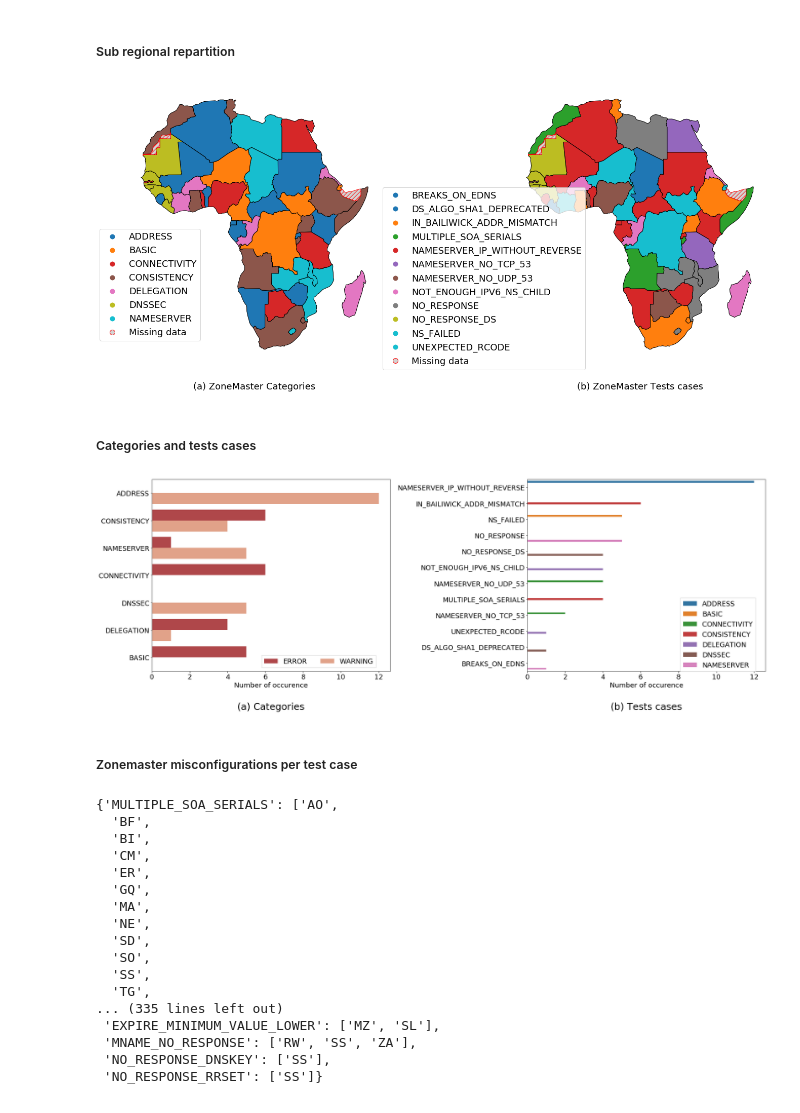
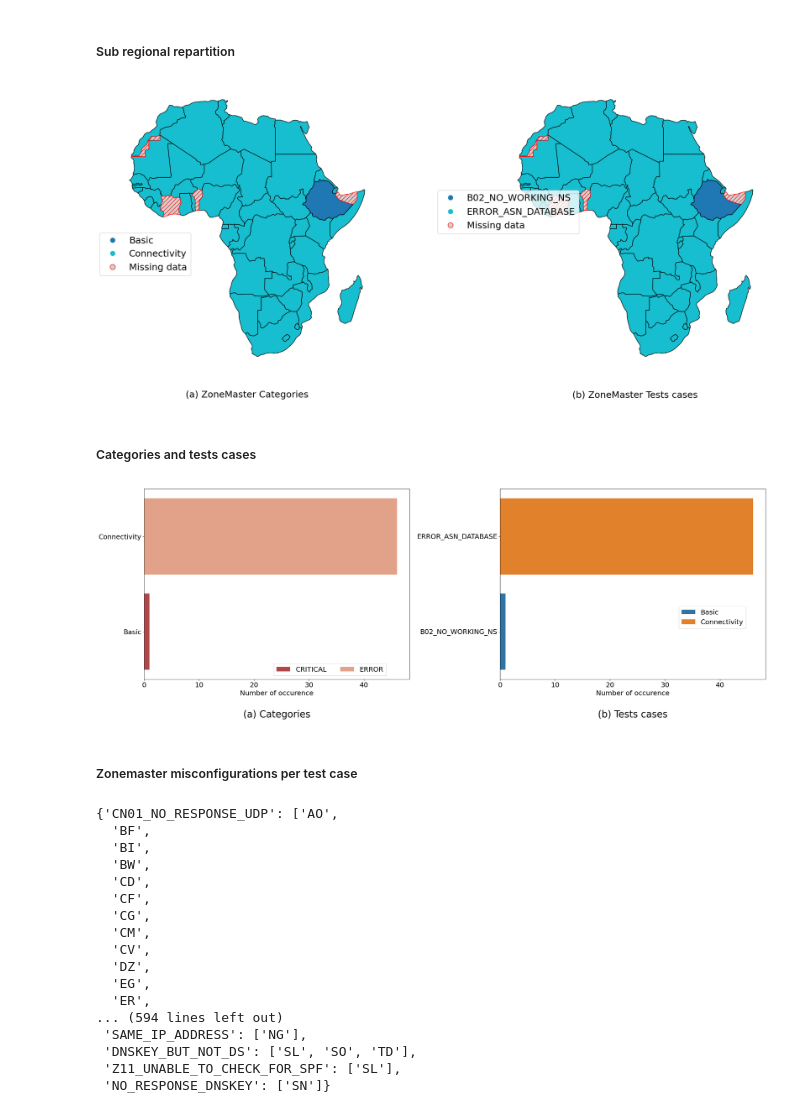
Before and after one commit to yasir-haq/AfTLDTechEnv, a Jupyter notebook: notebooks/AfTLDTechEnv.ipynb, the cells around one changed output. Cells and saved outputs as stored; diff of their text form; code cells hidden in the pictures.

```diff
--- a/notebooks/AfTLDTechEnv.ipynb
+++ b/notebooks/AfTLDTechEnv.ipynb
@@ -16,6 +16,11 @@ import warnings
 warnings.simplefilter(action='ignore', category=FutureWarning)
 # %% [markdown]
 ### Load datasets ###
+# %%
+# data_version = 'old'
+data_version = 'new'
+def use_old_data(path):
+    return path.replace('datasets/','datasets/old/')
 # %%
 cctdl_data_path = "../datasets/afri_cctld_ns.csv"
 # %%
@@ -24,6 +29,12 @@ zonemaster_path = "../datasets/afri_cctld_zonemaster_result.csv"
 zonemaster_data_path = "../datasets/afri_cctld_zonemaster_data.csv"
 # %%
 top_cctld_data_path = "../datasets/top_cctld_cctld_ns.csv"
+# %%
+if data_version == 'old':
+    cctdl_data_path = use_old_data(cctdl_data_path)
+    zonemaster_path = use_old_data(zonemaster_path)
+    zonemaster_data_path = use_old_data(zonemaster_data_path)
+    top_cctld_data_path = use_old_data(top_cctld_data_path)
 # %%
 df = pd.read_csv(cctdl_data_path, index_col=0, keep_default_na=False)
 # %%
@@ -512,9 +605,9 @@ def plot_zonemaster_module_tag(df, africa):
     tmp = df.copy()
     tmp.dropna(inplace=True)
     tmp['cc_iso3'] = tmp['cc'].apply(lambda x: pycountry.countries.get(alpha_2=x).alpha_3)
-    tmp_tag = tmp.groupby('cc_iso3')['cc_iso3','tag'].apply(lambda x: x).drop_duplicates()
-    tmp_module = tmp.groupby('cc_iso3')['cc_iso3','module'].apply(lambda x: x).drop_duplicates()
-    tmp_level = tmp.groupby('cc_iso3')['cc_iso3','level'].apply(lambda x: x).drop_duplicates()
+    tmp_tag = tmp[['cc_iso3','tag']].drop_duplicates()
+    tmp_module = tmp[['cc_iso3','module']].drop_duplicates()
+    tmp_level = tmp[['cc_iso3','level']].drop_duplicates()
 
     tmp_africa = africa.copy()
     tmp_africa.loc[:, 'tag'] = [ tmp_tag[tmp_tag['cc_iso3'] == x]['tag'].values[0]  if x in tmp_tag['cc_iso3'].tolist() else None for x in africa.iso_a3.tolist() ]
@@ -564,7 +657,10 @@ def plot_zonemaster_module_tag(df, africa):
     leg2.set_bbox_to_anchor((.3,.65))
     ax1.text(.5,-.1,'(a) ZoneMaster Categories',horizontalalignment='center', transform=ax1.transAxes)
     ax2.text(.5,-.1,'(b) ZoneMaster Tests cases',horizontalalignment='center', transform=ax2.transAxes)
-    plt.savefig('../figures/afri_cctld_nameserver_zonemaster_results_map_legend_position.pdf')
+    prefix = ''
+    if data_version == 'old':
+        prefix = 'OLD_'
+    plt.savefig(f'../figures/{prefix}afri_cctld_nameserver_zonemaster_results_map_legend_position.pdf')
     plt.show()
     plt.close()
     return tmp_africa
@@ -573,29 +669,32 @@ def plot_zonemaster_module_tag(df, africa):
 # %%
 africa_zonemaster = plot_zonemaster_module_tag(zdf, africa)
 # %% [output]
-[figure, old version]
+[figure, new version]
 # %% [markdown]
 ##### Categories and tests cases #####
 # %%
 fig, (ax1,ax2) = plt.subplots(1,2, figsize=(25,9))
 sns.countplot(y='module', data=africa_zonemaster, ax=ax1, hue="level", order = africa_zonemaster['module'].value_counts().index, palette=sns.color_palette("RdBu"))
 sns.countplot(y='tag', data=africa_zonemaster, ax=ax2, hue="module", order = africa_zonemaster['tag'].value_counts().index)
 ax1.set_xlabel("Number of occurence")
 ax2.set_ylabel("")
 ax1.set_ylabel("")
 ax2.set_xlabel("Number of occurence")
 
 ax1.text(.5,-.2,'(a) Categories',horizontalalignment='center', transform=ax1.transAxes, fontsize=25)
 ax2.text(.5,-.2,'(b) Tests cases',horizontalalignment='center', transform=ax2.transAxes, fontsize=25)
 ax1.legend(loc='upper center', bbox_to_anchor=(0.7, .1), ncol=3, fancybox=False, shadow=False)
 ax2.legend(loc='upper center', bbox_to_anchor=(0.8, .4), ncol=1, fancybox=False, shadow=False)
 
 plt.tight_layout()
-plt.savefig('../figures/afri_cctld_nameserver_zonemaster_category_tests_results.pdf')
+prefix = ''
+if data_version == 'old':
+    prefix = 'OLD_'
+plt.savefig(f'../figures/{prefix}afri_cctld_nameserver_zonemaster_category_tests_results.pdf')
 plt.show()
 plt.close()
 # %% [output]
-[figure, old version]
+[figure, new version]
 # %% [markdown]
 ##### Zonemaster misconfigurations per test case #####
 # %%
@@ -607,20 +706,20 @@ for test in tests:
 # %%
 countries_misconf
 # %% [output]
-{'MULTIPLE_SOA_SERIALS': ['AO',
+{'CN01_NO_RESPONSE_UDP': ['AO',
   'BF',
   'BI',
+  'BW',
+  'CD',
+  'CF',
+  'CG',
   'CM',
+  'CV',
+  'DZ',
+  'EG',
   'ER',
-  'GQ',
-  'MA',
-  'NE',
-  'SD',
-  'SO',
-  'SS',
-  'TG',
-... (335 lines left out)
- 'EXPIRE_MINIMUM_VALUE_LOWER': ['MZ', 'SL'],
- 'MNAME_NO_RESPONSE': ['RW', 'SS', 'ZA'],
- 'NO_RESPONSE_DNSKEY': ['SS'],
- 'NO_RESPONSE_RRSET': ['SS']}
+... (594 lines left out)
+ 'SAME_IP_ADDRESS': ['NG'],
+ 'DNSKEY_BUT_NOT_DS': ['SL', 'SO', 'TD'],
+ 'Z11_UNABLE_TO_CHECK_FOR_SPF': ['SL'],
+ 'NO_RESPONSE_DNSKEY': ['SN']}
```
Also changed, not shown: parts of 23 cells of this notebook, 17 other files.
